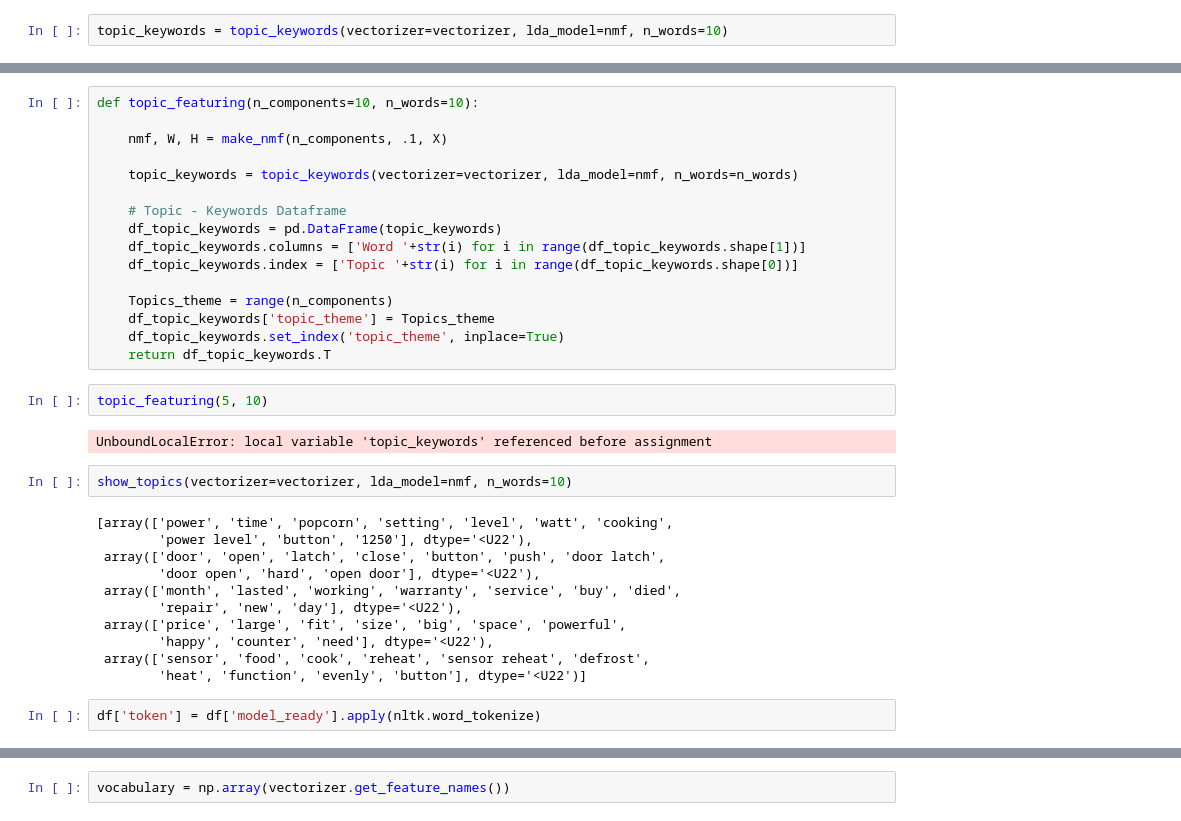
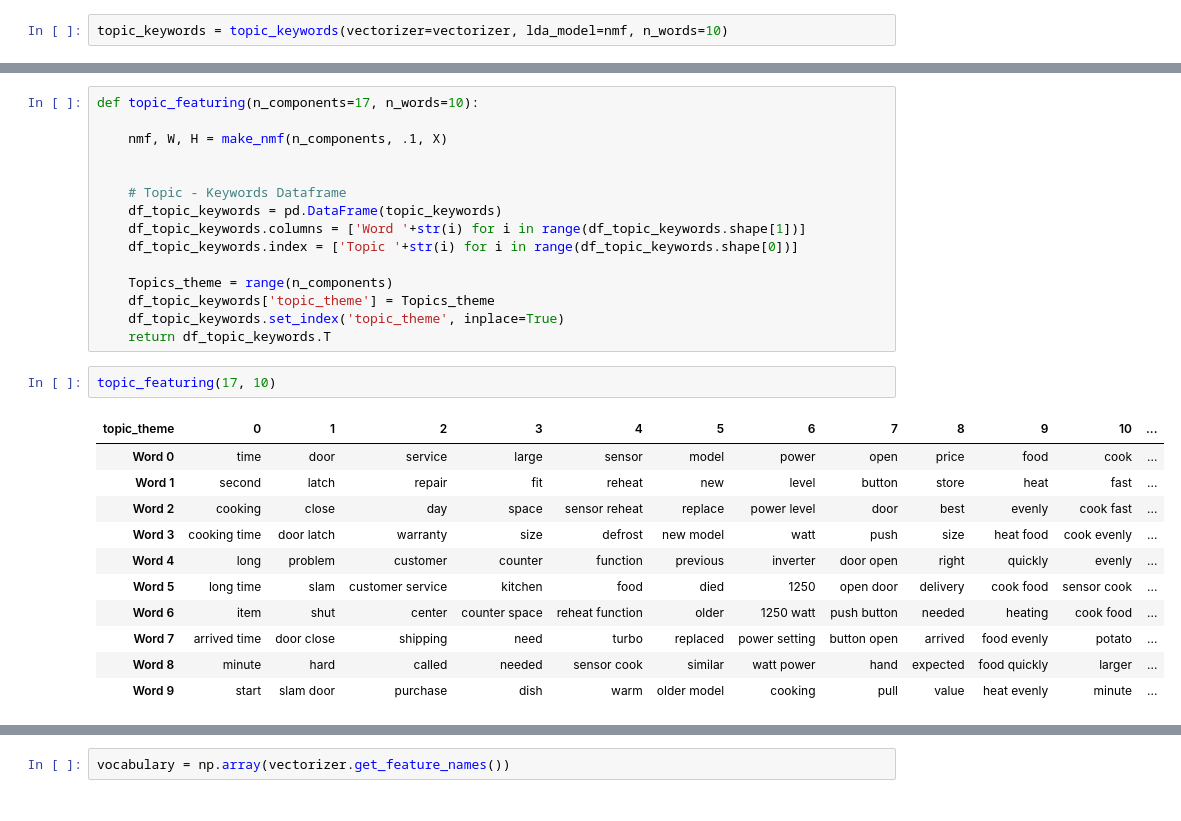
Before and after one commit to GrilledJeez/amazon_product_feature_analysis, a Jupyter notebook: modeling.ipynb, the cells around one changed output, grey strips where cells are left out. Cells and saved outputs as stored; diff of their text form.

```diff
--- a/modeling.ipynb
+++ b/modeling.ipynb
@@ -195,9 +212,8 @@ topic_keywords = topic_keywords(vectorizer=vectorizer, lda_model=nmf, n_words=10
 # %%
-def topic_featuring(n_components=10, n_words=10):
+def topic_featuring(n_components=17, n_words=10):
 
     nmf, W, H = make_nmf(n_components, .1, X)
 
-    topic_keywords = topic_keywords(vectorizer=vectorizer, lda_model=nmf, n_words=n_words)
 
     # Topic - Keywords Dataframe
     df_topic_keywords = pd.DataFrame(topic_keywords)
@@ -209,21 +225,16 @@ def topic_featuring(n_components=10, n_words=10):
     df_topic_keywords.set_index('topic_theme', inplace=True)
     return df_topic_keywords.T
 # %%
-topic_featuring(5, 10)
+topic_featuring(17, 10)
 # %% [output]
-UnboundLocalError: local variable 'topic_keywords' referenced before assignment
+| topic_theme | 0 | 1 | 2 | 3 | 4 | 5 | 6 | 7 | 8 | 9 | 10 | ... |
+| Word 0 | time | door | service | large | sensor | model | power | open | price | food | cook | ... |
+| Word 1 | second | latch | repair | fit | reheat | new | level | button | store | heat | fast | ... |
+| Word 2 | cooking | close | day | space | sensor reheat | replace | power level | door | best | evenly | cook fast | ... |
+| Word 3 | cooking time | door latch | warranty | size | defrost | new model | watt | push | size | heat food | cook evenly | ... |
+| Word 4 | long | problem | customer | counter | function | previous | inverter | door open | right | quickly | evenly | ... |
+| Word 5 | long time | slam | customer service | kitchen | food | died | 1250 | open door | delivery | cook food | sensor cook | ... |
+| Word 6 | item | shut | center | counter space | reheat function | older | 1250 watt | push button | needed | heating | cook food | ... |
+| Word 7 | arrived time | door close | shipping | need | turbo | replaced | power setting | button open | arrived | food evenly | potato | ... |
+| Word 8 | minute | hard | called | needed | sensor cook | similar | watt power | hand | expected | food quickly | larger | ... |
+| Word 9 | start | slam door | purchase | dish | warm | older model | cooking | pull | value | heat evenly | minute | ... |
-# %%
-show_topics(vectorizer=vectorizer, lda_model=nmf, n_words=10)
-# %% [output]
-[array(['power', 'time', 'popcorn', 'setting', 'level', 'watt', 'cooking',
-        'power level', 'button', '1250'], dtype='<U22'),
- array(['door', 'open', 'latch', 'close', 'button', 'push', 'door latch',
-        'door open', 'hard', 'open door'], dtype='<U22'),
- array(['month', 'lasted', 'working', 'warranty', 'service', 'buy', 'died',
-        'repair', 'new', 'day'], dtype='<U22'),
- array(['price', 'large', 'fit', 'size', 'big', 'space', 'powerful',
-        'happy', 'counter', 'need'], dtype='<U22'),
- array(['sensor', 'food', 'cook', 'reheat', 'sensor reheat', 'defrost',
-        'heat', 'function', 'evenly', 'button'], dtype='<U22')]
-# %%
-df['token'] = df['model_ready'].apply(nltk.word_tokenize)
```
Also changed, not shown: parts of 8 cells of this notebook.
